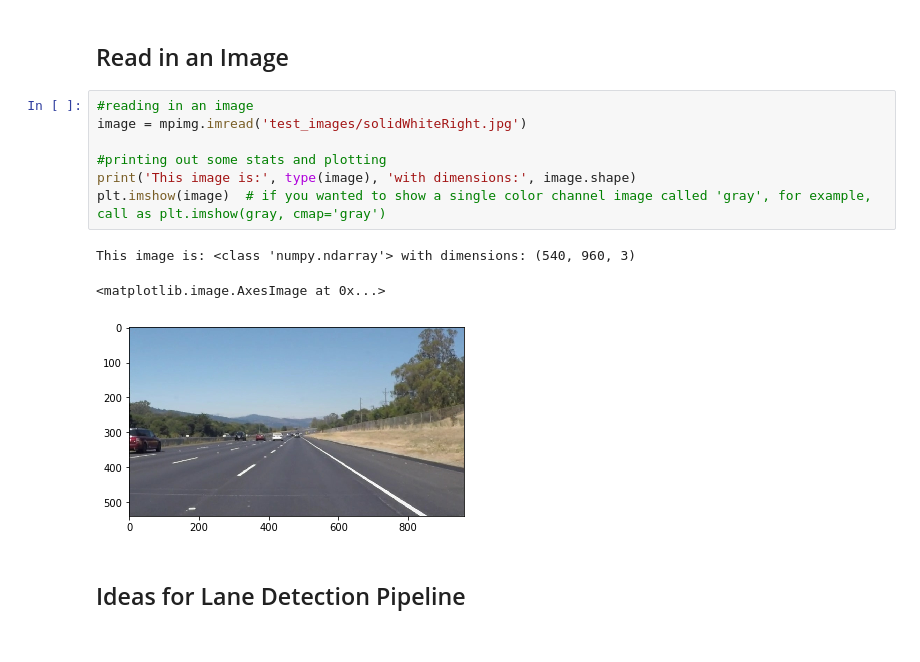
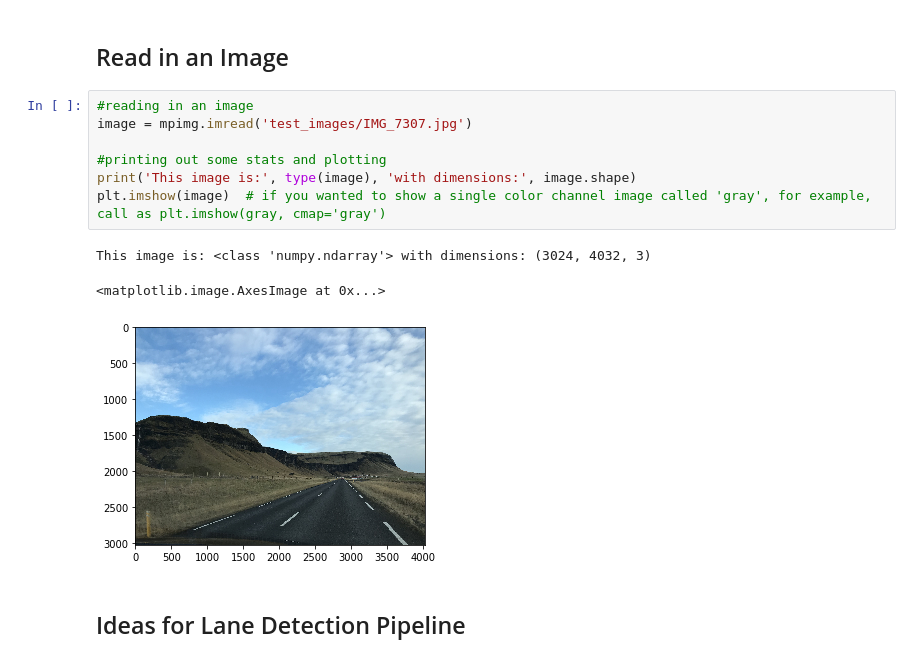
Before and after one commit to anonymint/CarND-LaneLines-P1, a Jupyter notebook: P1.ipynb, the cells around one changed output. Drawn from its saved outputs; the diff is of its cells as text.

```diff
--- a/P1.ipynb
+++ b/P1.ipynb
@@ -51,15 +51,15 @@ import cv2
 ## Read in an Image
 # %%
 #reading in an image
-image = mpimg.imread('test_images/solidWhiteRight.jpg')
+image = mpimg.imread('test_images/IMG_7307.jpg')
 
 #printing out some stats and plotting
 print('This image is:', type(image), 'with dimensions:', image.shape)
 plt.imshow(image)  # if you wanted to show a single color channel image called 'gray', for example, call as plt.imshow(gray, cmap='gray')
 # %% [output]
-This image is: <class 'numpy.ndarray'> with dimensions: (540, 960, 3)
+This image is: <class 'numpy.ndarray'> with dimensions: (3024, 4032, 3)
 <matplotlib.image.AxesImage at 0x...>
-[figure, old version]
+[figure, new version]
 # %% [markdown]
 ## Ideas for Lane Detection Pipeline
 # %% [markdown]
```
Also changed, not shown: parts of 6 cells of this notebook, 9 other files.
